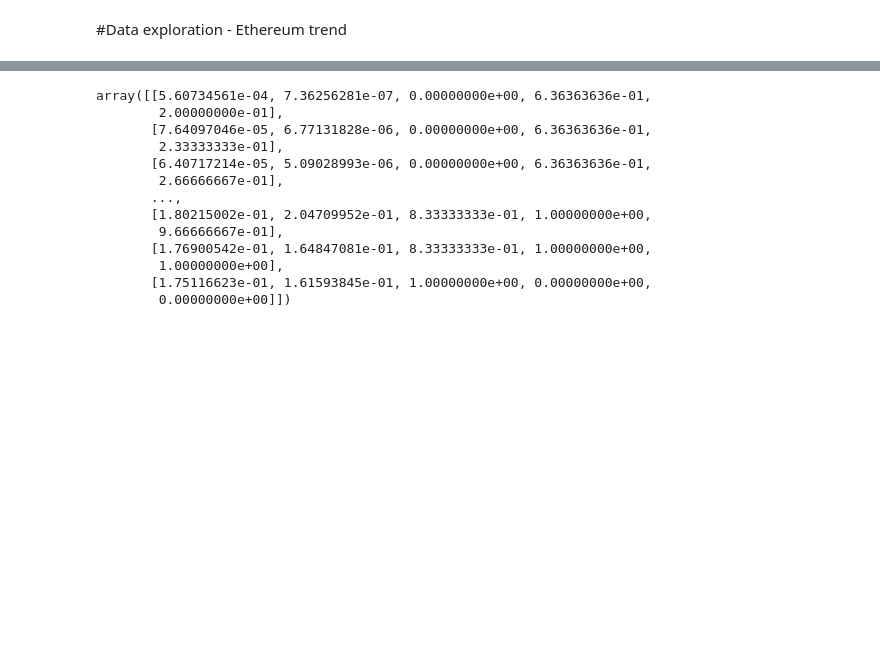
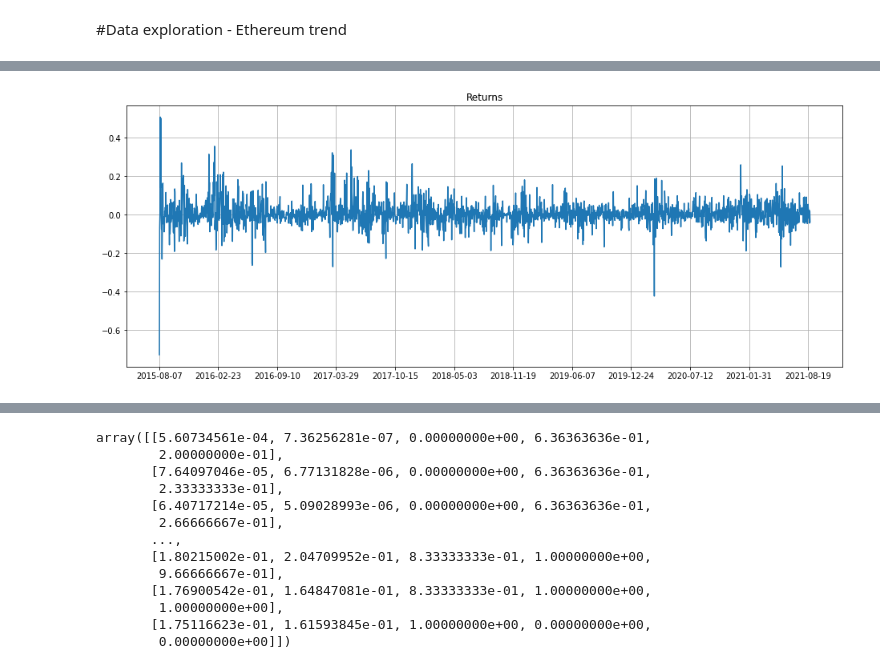
Before and after one commit to Zarmina97/Top-3-Crypto-Volatility-prediction-LSTM-GARCH, a Jupyter notebook: Ethereum.ipynb, the cells around one changed output, grey strips where cells are left out. Cells and saved outputs as stored; diff of their text form; code cells hidden in the pictures; blank space fills up the shorter version.

```diff
--- a/Ethereum.ipynb
+++ b/Ethereum.ipynb
@@ -278,0 +212,11 @@ dataset = scaler.fit_transform(dataset_df)
+# %%
+df_eth["Returns"] = (df_eth["Close"]/df_eth["Close"].shift(1)) - 1
+# %%
+fig, ax = plt.subplots(figsize=(16,6))
+ax.plot(df_eth.Date, df_eth['Returns'])
+ax.xaxis.set_major_locator(plt.MaxNLocator(15)) # reduce number of x-labels
+plt.title('Returns')
+plt.grid()
+plt.show()
+# %% [output]
+[figure, added]
```
Also changed, not shown: parts of 94 cells of this notebook.
